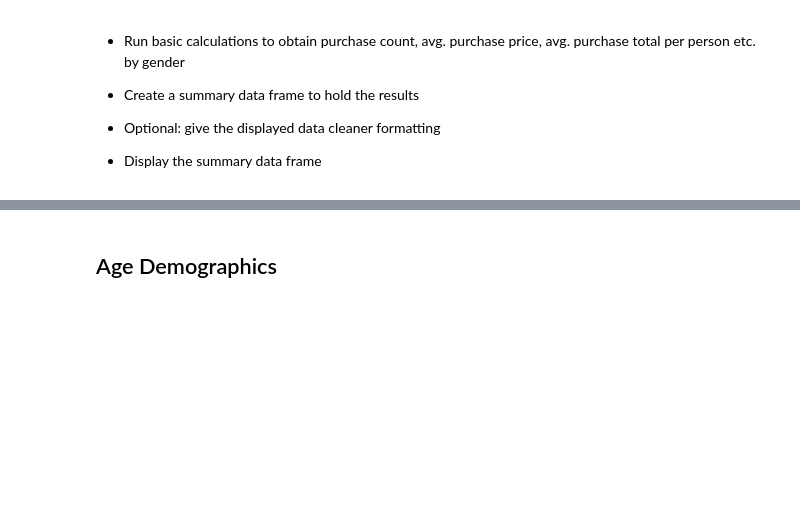
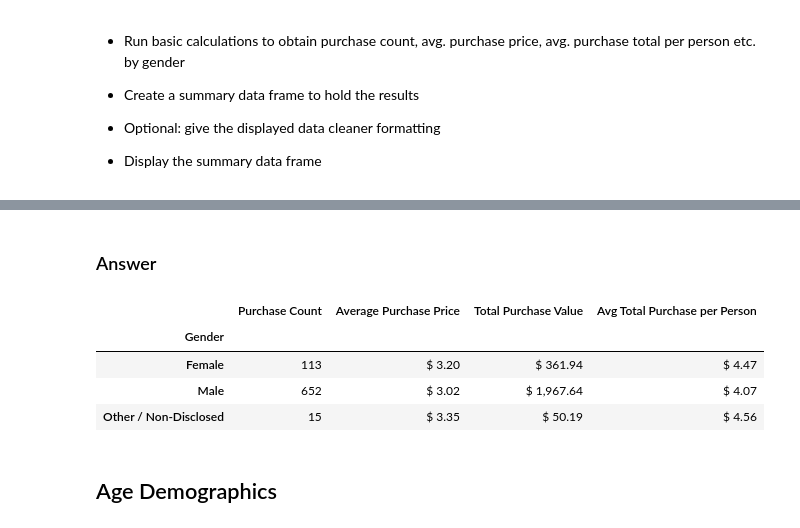
Before and after one commit to c-pompa/pandas-challenge, a Jupyter notebook: HeroesOfPymoli/HeroesOfPymoli_starter.ipynb, the cells around one changed output, grey strips where cells are left out. Drawn from its saved outputs; the diff is of its cells as text; code cells hidden in the pictures; blank space fills up the shorter version.

Commit message:
Updated 4 answers for assignment

```diff
--- a/HeroesOfPymoli/HeroesOfPymoli_starter.ipynb
+++ b/HeroesOfPymoli/HeroesOfPymoli_starter.ipynb
@@ -199,3 +218,35 @@ gender_count_df
+# %%
+# Calculate Avg Total Purchase Per Person from 2 dataframes.
+male = gender_count_df["Gender"][0]
+female = gender_count_df["Gender"][1]
+other = gender_count_df["Gender"][2]
+atpp_female = purchase_analysis_df["Total Purchase Value"][0] / female
+atpp_male = purchase_analysis_df["Total Purchase Value"][1] / male
+atpp_other = purchase_analysis_df["Total Purchase Value"][2] / other
+atppp_list = [atpp_female, atpp_male, atpp_other]
+# %%
+# Create new column named Ave Total Purchase Per Person with list created
+purchase_analysis_df["Avg Total Purchase per Person"] = atppp_list
+#purchase_analysis_df
+# %%
+# Rename DataFrame Columns
+purchase_analysis_df = purchase_analysis_df.rename(columns={"Purchase ID": "Purchase Count", "Price": "Average Purchase Price"})
+# %%
+# Stylize "Average Purchase Price", "Total Purchase Value" and "Avg Total Purchase per Person"  columns to show value as currency
+purchase_analysis_df = purchase_analysis_df.style.format({"Average Purchase Price": "${:20,.2f}",
+                                                          "Total Purchase Value": "${:20,.2f}",
+                                                          "Avg Total Purchase per Person": "${:20,.2f}"
+                                                         })
+# %% [markdown]
+### Answer
+# %%
+purchase_analysis_df
+# %% [output]
+|  | Purchase Count | Average Purchase Price | Total Purchase Value | Avg Total Purchase per Person |
+| Gender |  |  |  |  |
+| Female | 113 | $ 3.20 | $ 361.94 | $ 4.47 |
+| Male | 652 | $ 3.02 | $ 1,967.64 | $ 4.07 |
+| Other / Non-Disclosed | 15 | $ 3.35 | $ 50.19 | $ 4.56 |
 # %% [markdown]
 ## Age Demographics
 # %% [markdown]
```
Also changed, not shown: parts of 13 cells of this notebook.
